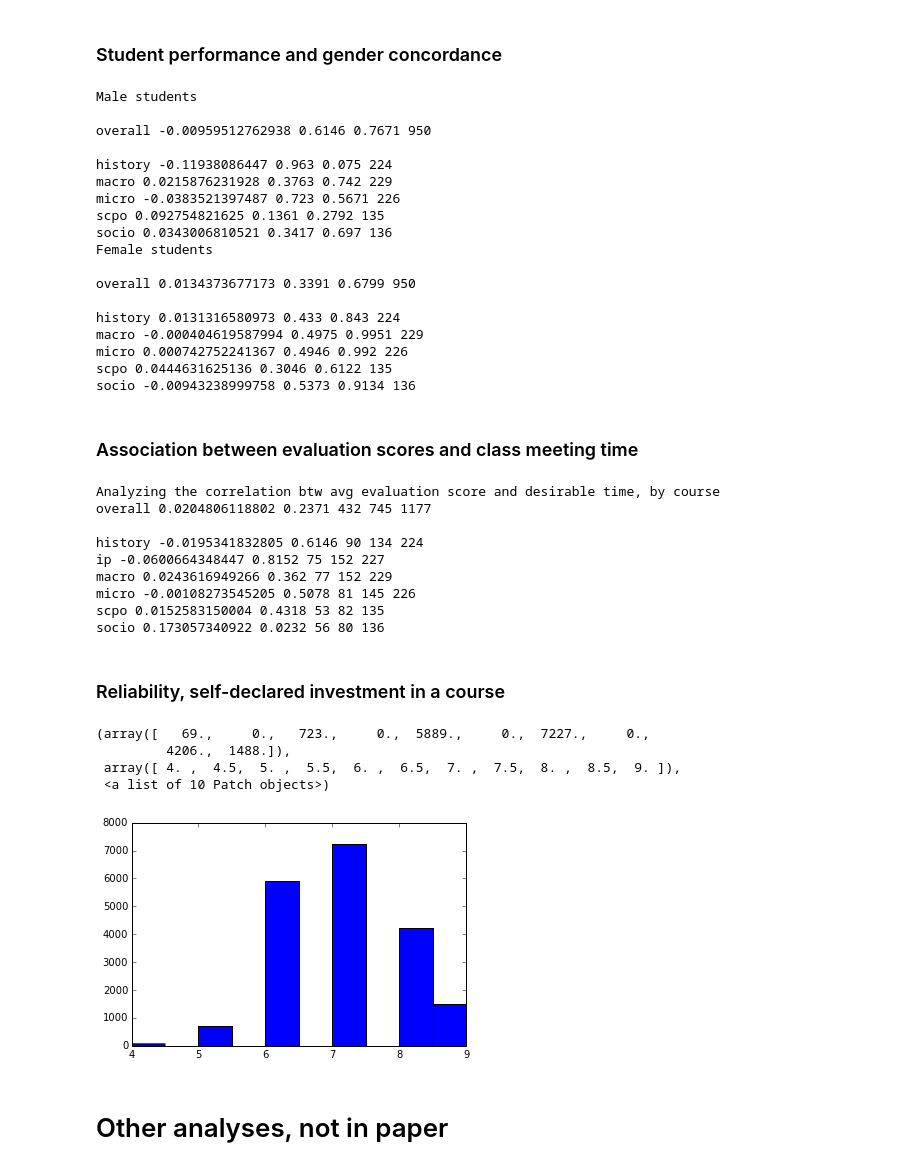
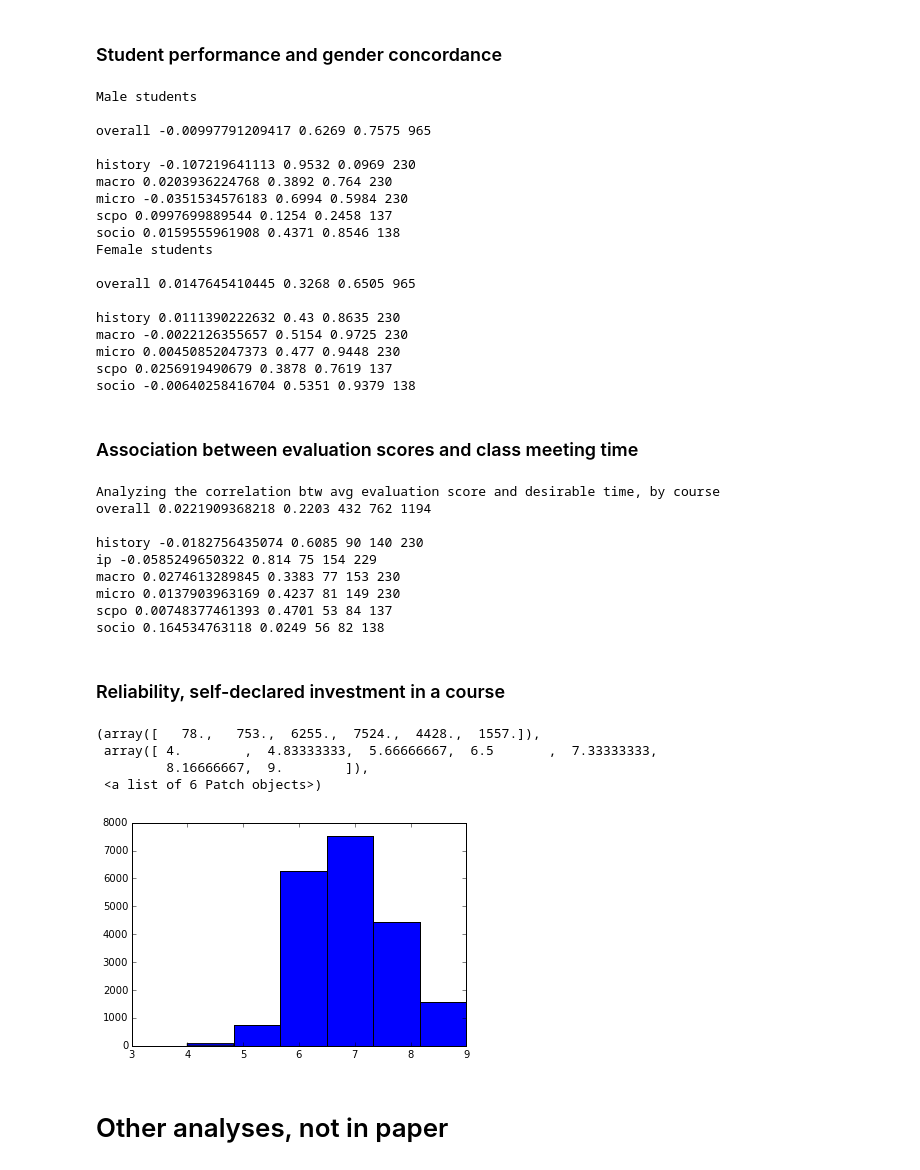
Before and after one commit to kellieotto/SET-and-Gender-Bias, a Jupyter notebook: Code/data_clean-fulldata.ipynb, the cells around one changed output. Drawn from its saved outputs; the diff is of its cells as text; code cells hidden in the pictures.

Commit message:
results with data set update

```diff
--- a/Code/data_clean-fulldata.ipynb
+++ b/Code/data_clean-fulldata.ipynb
@@ -25,7 +25,7 @@ from permute import stratified
 # %% [markdown]
 ## Read data and define new fields
 # %%
-dat = pd.read_stata("../../SET data/permutation_full.dta",  convert_categoricals=False )
+dat = pd.read_stata("../../SET data/permutation_all triplets.dta",  convert_categoricals=False )
 #dat = dat[dat.admission_cep == 0]
 dat.describe()
 # %% [output]
@@ -323,22 +323,22 @@ for topic in np.unique(dFemale_stu['course']):
 # %% [output]
 Male students
 
-overall -0.00959512762938 0.6146 0.7671 950
+overall -0.00997791209417 0.6269 0.7575 965
 
-history -0.11938086447 0.963 0.075 224
-macro 0.0215876231928 0.3763 0.742 229
-micro -0.0383521397487 0.723 0.5671 226
-scpo 0.092754821625 0.1361 0.2792 135
-socio 0.0343006810521 0.3417 0.697 136
+history -0.107219641113 0.9532 0.0969 230
+macro 0.0203936224768 0.3892 0.764 230
+micro -0.0351534576183 0.6994 0.5984 230
+scpo 0.0997699889544 0.1254 0.2458 137
+socio 0.0159555961908 0.4371 0.8546 138
 Female students
 
-overall 0.0134373677173 0.3391 0.6799 950
+overall 0.0147645410445 0.3268 0.6505 965
 
-history 0.0131316580973 0.433 0.843 224
-macro -0.000404619587994 0.4975 0.9951 229
-micro 0.000742752241367 0.4946 0.992 226
-scpo 0.0444631625136 0.3046 0.6122 135
-socio -0.00943238999758 0.5373 0.9134 136
+history 0.0111390222632 0.43 0.8635 230
+macro -0.0022126355657 0.5154 0.9725 230
+micro 0.00450852047373 0.477 0.9448 230
+scpo 0.0256919490679 0.3878 0.7619 137
+socio -0.00640258416704 0.5351 0.9379 138
 # %% [markdown]
 ### Association between evaluation scores and class meeting time
 # %%
@@ -363,27 +363,27 @@ for topic in np.unique(dat.course):
     (1-prof_ratings['plumTime']).sum(),  prof_ratings['plumTime'].size
 # %% [output]
 Analyzing the correlation btw avg evaluation score and desirable time, by course
-overall 0.0204806118802 0.2371 432 745 1177
+overall 0.0221909368218 0.2203 432 762 1194
 
-history -0.0195341832805 0.6146 90 134 224
-ip -0.0600664348447 0.8152 75 152 227
-macro 0.0243616949266 0.362 77 152 229
-micro -0.00108273545205 0.5078 81 145 226
-scpo 0.0152583150004 0.4318 53 82 135
-socio 0.173057340922 0.0232 56 80 136
+history -0.0182756435074 0.6085 90 140 230
+ip -0.0585249650322 0.814 75 154 229
+macro 0.0274613289845 0.3383 77 153 230
+micro 0.0137903963169 0.4237 81 149 230
+scpo 0.00748377461393 0.4701 53 84 137
+socio 0.164534763118 0.0249 56 82 138
 # %% [markdown]
 ### Reliability, self-declared investment in a course
 # %%
 # dat with IP => to test for reliability on q10 (student self-assessed involvment in the course)
 
 wrkld=dat[dat['three_evals']==1]['sum_q10']
-plt.hist (wrkld)
+plt.hist (wrkld.values, bins=6)
 # %% [output]
-(array([   69.,     0.,   723.,     0.,  5889.,     0.,  7227.,     0.,
-         4206.,  1488.]),
- array([ 4. ,  4.5,  5. ,  5.5,  6. ,  6.5,  7. ,  7.5,  8. ,  8.5,  9. ]),
- <a list of 10 Patch objects>)
+(array([   78.,   753.,  6255.,  7524.,  4428.,  1557.]),
+ array([ 4.        ,  4.83333333,  5.66666667,  6.5       ,  7.33333333,
+         8.16666667,  9.        ]),
+ <a list of 6 Patch objects>)
-[figure, old version]
+[figure, new version]
 # %% [markdown]
 # Other analyses, not in paper
 # %% [markdown]
```
Also changed, not shown: parts of 19 cells of this notebook.
